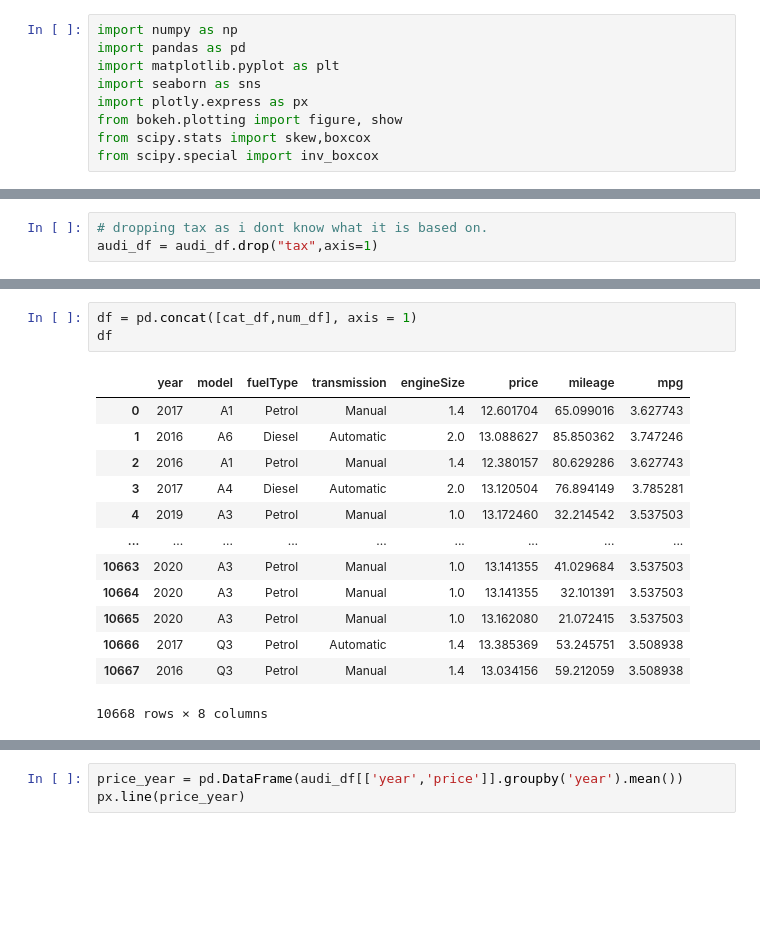
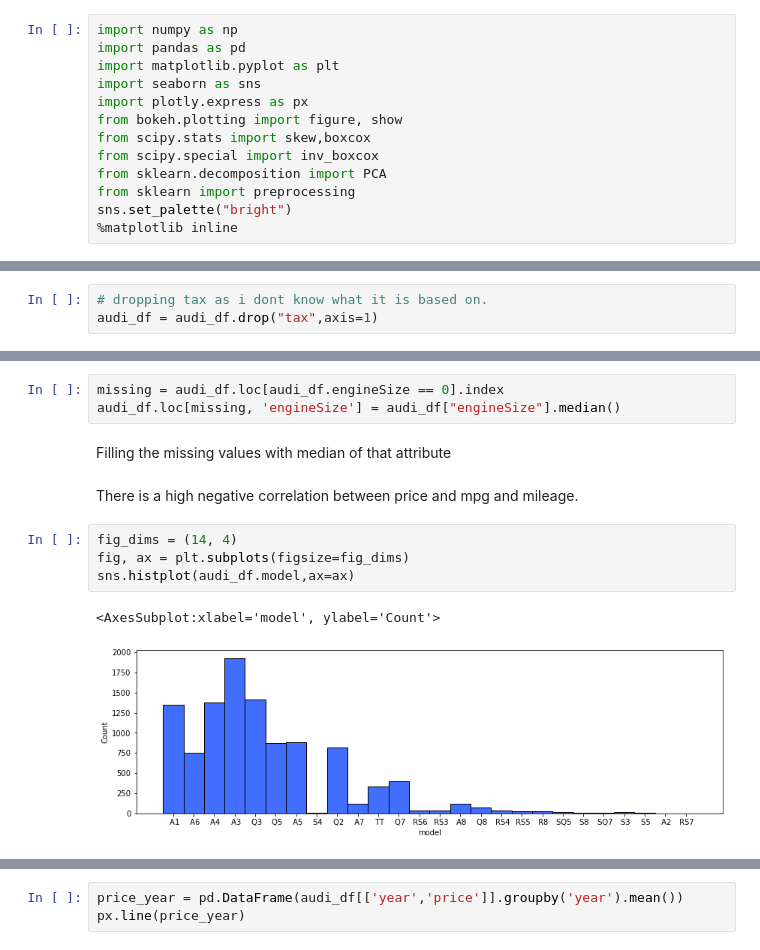
Before and after one commit to overtunned/carpriceprediction, a Jupyter notebook: 002_case_study_1.ipynb, the cells around one changed output, grey strips where cells are left out. Drawn from its saved outputs; the diff is of its cells as text; blank space fills up the shorter version.

```diff
--- a/002_case_study_1.ipynb
+++ b/002_case_study_1.ipynb
@@ -9,6 +9,10 @@ import plotly.express as px
 from bokeh.plotting import figure, show
 from scipy.stats import skew,boxcox
 from scipy.special import inv_boxcox
+from sklearn.decomposition import PCA
+from sklearn import preprocessing
+sns.set_palette("bright")
+%matplotlib inline
 # %%
 # audi_df  = pd.read_csv("https://raw.githubusercontent.com/overtunned/carpriceprediction/main/Dataset/audi.csv")
 audi_df  = pd.read_csv("dataset/audi.csv")
@@ -228,17 +90,14 @@ sns.pairplot(num_df)
-# %%
-df = pd.concat([cat_df,num_df], axis = 1)
-df
-# %% [output]
-|  | year | model | fuelType | transmission | engineSize | price | mileage | mpg |
-| 0 | 2017 | A1 | Petrol | Manual | 1.4 | 12.601704 | 65.099016 | 3.627743 |
-| 1 | 2016 | A6 | Diesel | Automatic | 2.0 | 13.088627 | 85.850362 | 3.747246 |
-| 2 | 2016 | A1 | Petrol | Manual | 1.4 | 12.380157 | 80.629286 | 3.627743 |
-| 3 | 2017 | A4 | Diesel | Automatic | 2.0 | 13.120504 | 76.894149 | 3.785281 |
-| 4 | 2019 | A3 | Petrol | Manual | 1.0 | 13.172460 | 32.214542 | 3.537503 |
-| ... | ... | ... | ... | ... | ... | ... | ... | ... |
-| 10663 | 2020 | A3 | Petrol | Manual | 1.0 | 13.141355 | 41.029684 | 3.537503 |
-| 10664 | 2020 | A3 | Petrol | Manual | 1.0 | 13.141355 | 32.101391 | 3.537503 |
-| 10665 | 2020 | A3 | Petrol | Manual | 1.0 | 13.162080 | 21.072415 | 3.537503 |
-| 10666 | 2017 | Q3 | Petrol | Automatic | 1.4 | 13.385369 | 53.245751 | 3.508938 |
-| 10667 | 2016 | Q3 | Petrol | Manual | 1.4 | 13.034156 | 59.212059 | 3.508938 |
-10668 rows × 8 columns
+# %%
+missing = audi_df.loc[audi_df.engineSize == 0].index
+audi_df.loc[missing, 'engineSize'] = audi_df["engineSize"].median()
+# %% [markdown]
+Filling the missing values with median of that attribute
+# %% [markdown]
+There is a high negative correlation between price and mpg and mileage.
+# %%
+fig_dims = (14, 4)
+fig, ax = plt.subplots(figsize=fig_dims)
+sns.histplot(audi_df.model,ax=ax)
+# %% [output]
+<AxesSubplot:xlabel='model', ylabel='Count'>
+[figure, added]
```
Also changed, not shown: parts of 46 cells of this notebook.
